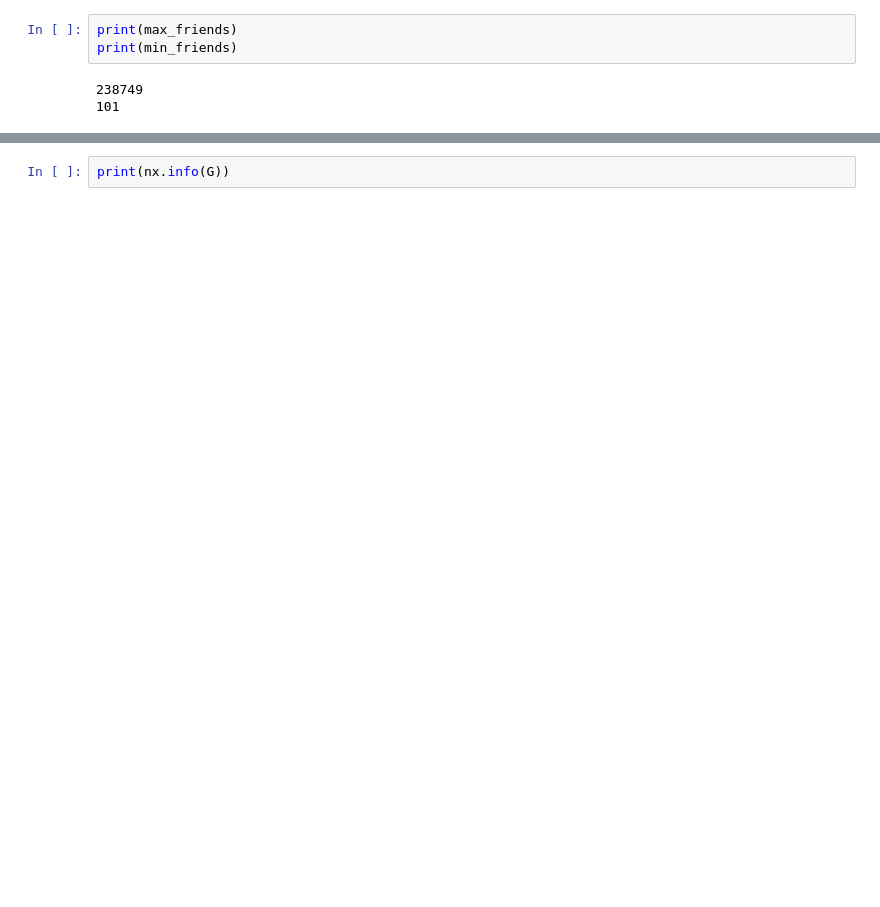
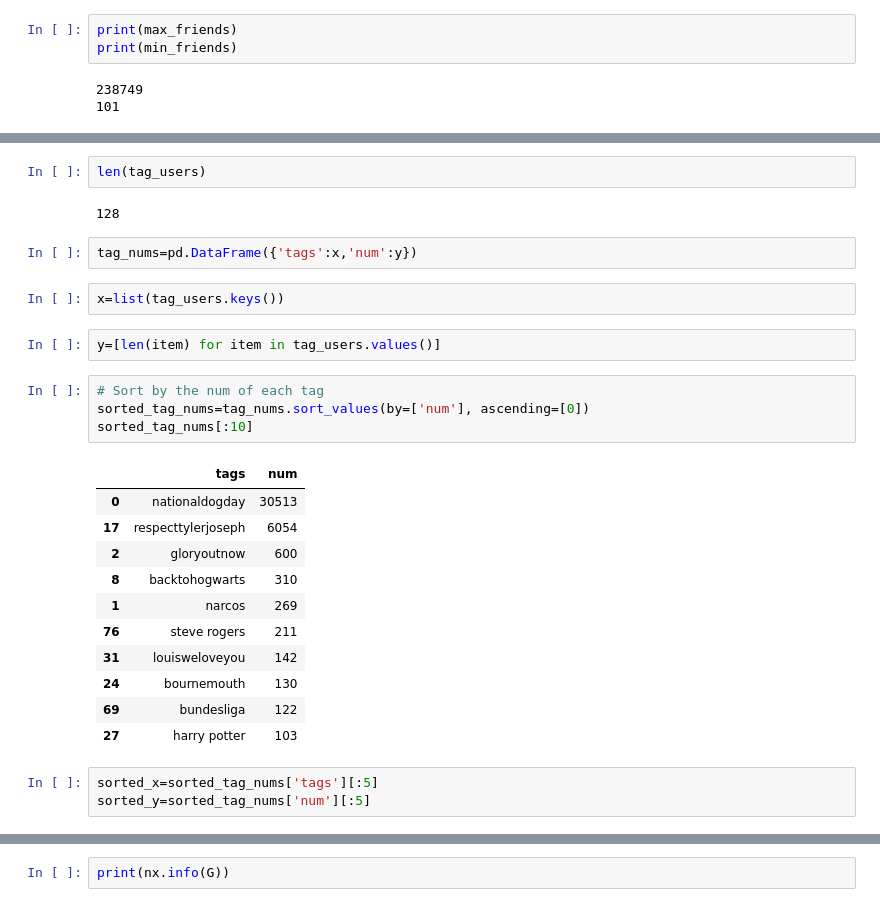
Before and after one commit to happygirlzt/six-degrees-of-separation-in-twitter, a Jupyter notebook: network_project.ipynb, the cells around one changed output, grey strips where cells are left out. Cells and saved outputs as stored; diff of their text form; blank space fills up the shorter version.

```diff
--- a/network_project.ipynb
+++ b/network_project.ipynb
@@ -123,0 +144,29 @@ dict(list(user_tags.items())[0:110])
+# %%
+len(tag_users)
+# %% [output]
+128
+# %%
+tag_nums=pd.DataFrame({'tags':x,'num':y})
+# %%
+x=list(tag_users.keys())
+# %%
+y=[len(item) for item in tag_users.values()]
+# %%
+# Sort by the num of each tag
+sorted_tag_nums=tag_nums.sort_values(by=['num'], ascending=[0])
+sorted_tag_nums[:10]
+# %% [output]
+|  | tags | num |
+| 0 | nationaldogday | 30513 |
+| 17 | respecttylerjoseph | 6054 |
+| 2 | gloryoutnow | 600 |
+| 8 | backtohogwarts | 310 |
+| 1 | narcos | 269 |
+| 76 | steve rogers | 211 |
+| 31 | louisweloveyou | 142 |
+| 24 | bournemouth | 130 |
+| 69 | bundesliga | 122 |
+| 27 | harry potter | 103 |
+# %%
+sorted_x=sorted_tag_nums['tags'][:5]
+sorted_y=sorted_tag_nums['num'][:5]
```
Also changed, not shown: parts of 61 cells of this notebook, 31 other files.
